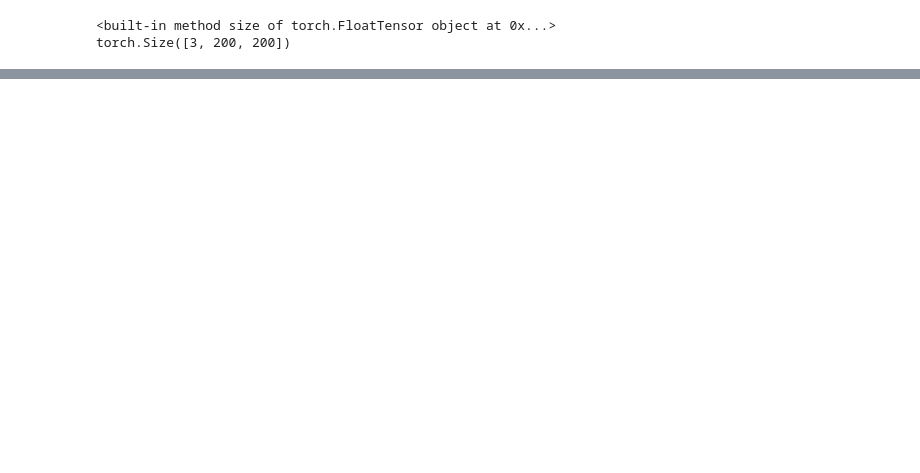
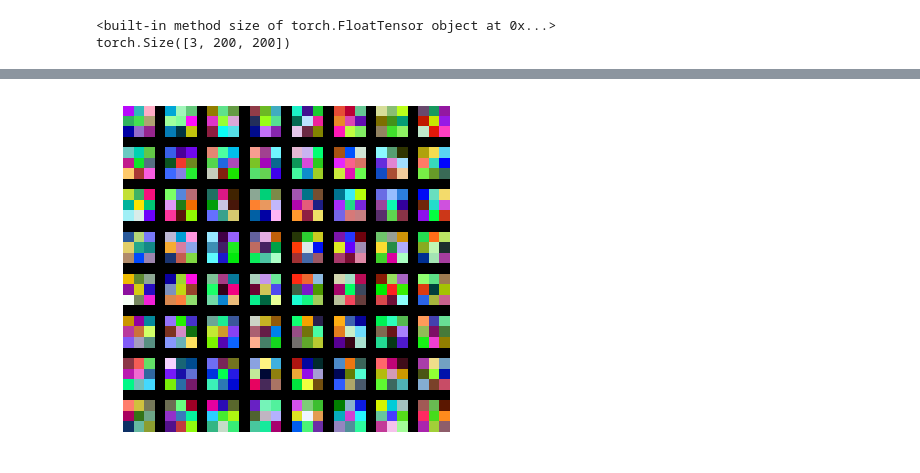
Before and after one commit to HX4G0N/ConvAge, a Jupyter notebook: ConvAge.ipynb, the cells around one changed output, grey strips where cells are left out. Cells and saved outputs as stored; diff of their text form; code cells hidden in the pictures; blank space fills up the shorter version.

```diff
--- a/ConvAge.ipynb
+++ b/ConvAge.ipynb
@@ -85,24 +66,27 @@ use_gpu = torch.cuda.is_available()
 # %%
-from classifiers.segmentation_nn import SegmentationNN
+from classifiers.conv_age import ConvAge
 from solver import Solver
 import torch.nn.functional as F
 import torchvision.models as models
 
-train_loader = torch.utils.data.DataLoader(train_data,
-                                           batch_size=4,
+train_loader = torch.utils.data.DataLoader(train_data[:10],
+                                           batch_size=1,
                                            shuffle=True,
-                                           num_workers=4)
-val_loader = torch.utils.data.DataLoader(val_data,
-                                         batch_size=4,
+                                           num_workers=1)
+val_loader = torch.utils.data.DataLoader(val_data[:2],
+                                         batch_size=1,
                                          shuffle=False,
-                                         num_workers=4)
-model = SegmentationNN()
+                                         num_workers=1)
+model = ConvAge()
+print(len(list(model.parameters())))
 
+for param in list(model.parameters())[:-8]:
+    param.requires_grad = False
 
-solver = Solver(optim_args={"lr": 1e-4,
+solver = Solver(optim_args={"lr": 1e-3,
                             "eps": 1e-8
                             },
                 loss_func = torch.nn.CrossEntropyLoss(ignore_index = -1))
 
-solver.train(model, train_loader, val_loader, log_nth=1, num_epochs=80)
+solver.train(model, train_loader, val_loader, log_nth=1, num_epochs=1000)
 # %% [output]
@@ -126,0 +135,12 @@ RuntimeError: Expected object of type Variable[torch.cuda.LongTensor] but found
+# %%
+from vis_utils import visualize_grid
+
+# first (next) parameter should be convolutional
+conv_params = next(model.parameters()).data.cpu().numpy()
+grid = visualize_grid(conv_params.transpose(0, 2, 3, 1))
+plt.imshow(grid.astype('uint8'))
+plt.axis('off')
+plt.gcf().set_size_inches(6, 6)
+plt.show()
+# %% [output]
+[figure, added]
```
Also changed, not shown: parts of 4 cells of this notebook, 1 other file.
